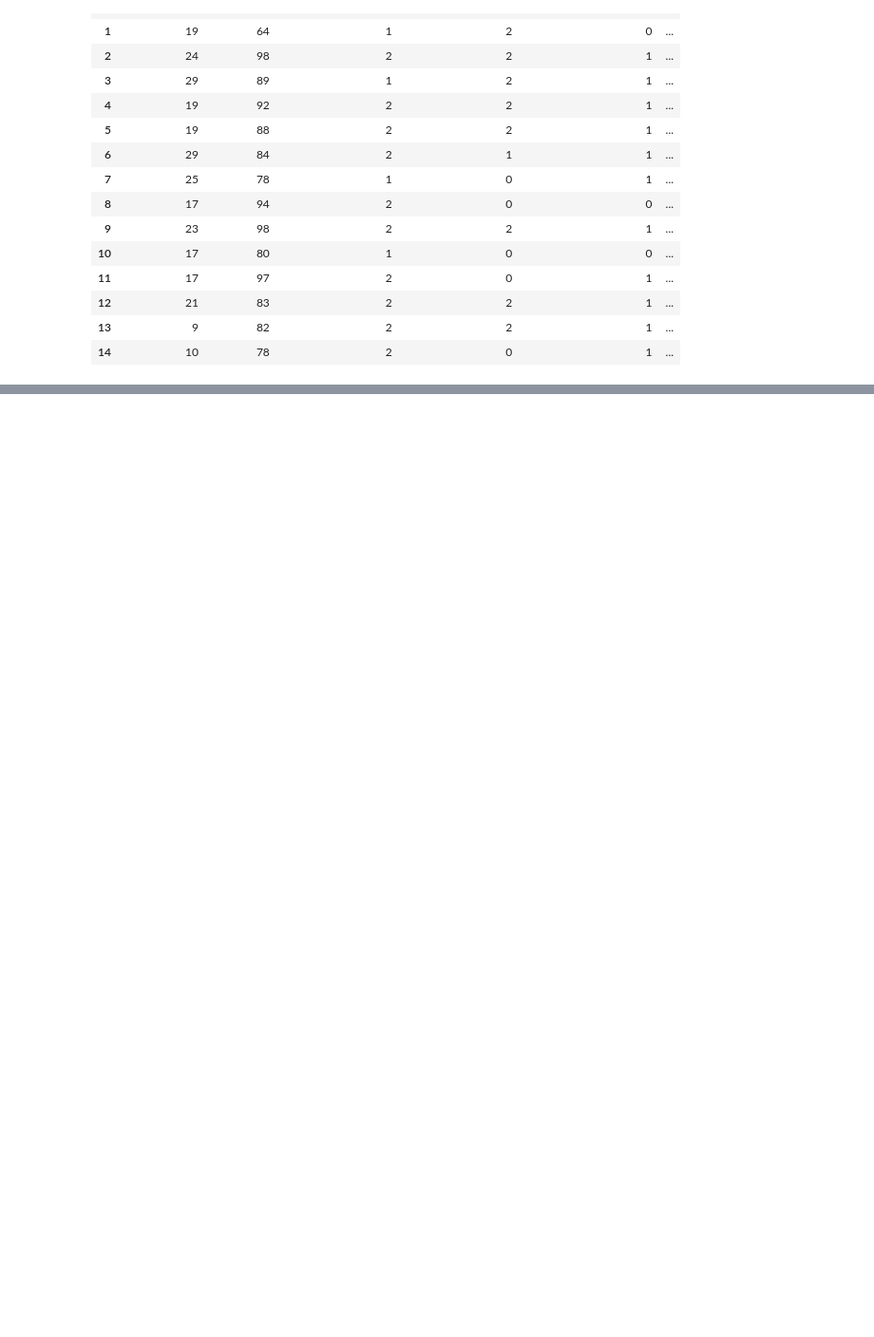
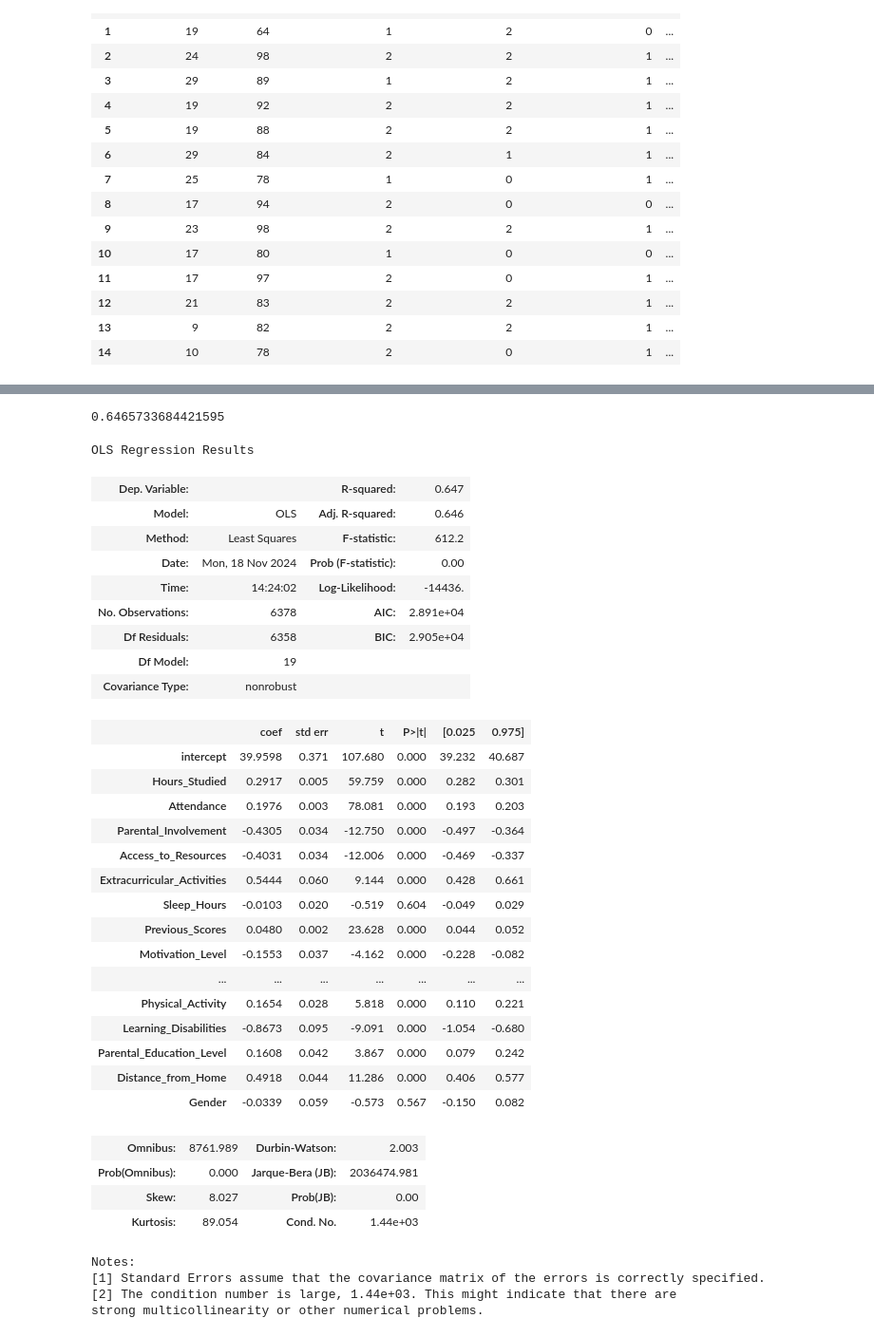
Before and after one commit to Louise726/DS-ML, a Jupyter notebook: DSML_Project.ipynb, the cells around one changed output, grey strips where cells are left out. Shown: that part at 95% size. Drawn from its saved outputs; the diff is of its cells as text; code cells hidden in the pictures; blank space fills up the shorter version.

```diff
--- a/DSML_Project.ipynb
+++ b/DSML_Project.ipynb
@@ -266,0 +289,5 @@ Test different ML algorithms
+# %%
+# Include now all 12 variables despite the response medv of the data set for the multiple LR
+y = data['Exam_Score']
+terms = data.columns.drop('Exam_Score') # include all columns besides the response medv
+terms
@@ -266,0 +302,5 @@ Test different ML algorithms
+# %%
+X = MS(terms).fit_transform(data)
+model_all = sm.OLS(y,X)
+results_all=model_all.fit()
+summarize(results_all)
@@ -266,0 +325,42 @@ Test different ML algorithms
+# %%
+results_all.rsquared # gives the R^2 with 0,73 much better than the models before, but we have fitted on the overall dataset and
+# we have not yet tested the model on test data, so maybe overfitting!
+# %% [output]
+0.6465733684421595
+# %%
+results_all.summary(model_all)
+# %% [output]
+OLS Regression Results
+| Dep. Variable: |  | R-squared: | 0.647 |
+| Model: | OLS | Adj. R-squared: | 0.646 |
+| Method: | Least Squares | F-statistic: | 612.2 |
+| Date: | Mon, 18 Nov 2024 | Prob (F-statistic): | 0.00 |
+| Time: | 14:24:02 | Log-Likelihood: | -14436. |
+| No. Observations: | 6378 | AIC: | 2.891e+04 |
+| Df Residuals: | 6358 | BIC: | 2.905e+04 |
+| Df Model: | 19 |  |  |
+| Covariance Type: | nonrobust |  |  |
+|  | coef | std err | t | P>|t| | [0.025 | 0.975] |
+| intercept | 39.9598 | 0.371 | 107.680 | 0.000 | 39.232 | 40.687 |
+| Hours_Studied | 0.2917 | 0.005 | 59.759 | 0.000 | 0.282 | 0.301 |
+| Attendance | 0.1976 | 0.003 | 78.081 | 0.000 | 0.193 | 0.203 |
+| Parental_Involvement | -0.4305 | 0.034 | -12.750 | 0.000 | -0.497 | -0.364 |
+| Access_to_Resources | -0.4031 | 0.034 | -12.006 | 0.000 | -0.469 | -0.337 |
+| Extracurricular_Activities | 0.5444 | 0.060 | 9.144 | 0.000 | 0.428 | 0.661 |
+| Sleep_Hours | -0.0103 | 0.020 | -0.519 | 0.604 | -0.049 | 0.029 |
+| Previous_Scores | 0.0480 | 0.002 | 23.628 | 0.000 | 0.044 | 0.052 |
+| Motivation_Level | -0.1553 | 0.037 | -4.162 | 0.000 | -0.228 | -0.082 |
+| ... | ... | ... | ... | ... | ... | ... |
+| Physical_Activity | 0.1654 | 0.028 | 5.818 | 0.000 | 0.110 | 0.221 |
+| Learning_Disabilities | -0.8673 | 0.095 | -9.091 | 0.000 | -1.054 | -0.680 |
+| Parental_Education_Level | 0.1608 | 0.042 | 3.867 | 0.000 | 0.079 | 0.242 |
+| Distance_from_Home | 0.4918 | 0.044 | 11.286 | 0.000 | 0.406 | 0.577 |
+| Gender | -0.0339 | 0.059 | -0.573 | 0.567 | -0.150 | 0.082 |
+| Omnibus: | 8761.989 | Durbin-Watson: | 2.003 |
+| Prob(Omnibus): | 0.000 | Jarque-Bera (JB): | 2036474.981 |
+| Skew: | 8.027 | Prob(JB): | 0.00 |
+| Kurtosis: | 89.054 | Cond. No. | 1.44e+03 |
+Notes:
+[1] Standard Errors assume that the covariance matrix of the errors is correctly specified.
+[2] The condition number is large, 1.44e+03. This might indicate that there are
+strong multicollinearity or other numerical problems.
```
Also changed, not shown: parts of 20 cells of this notebook.
